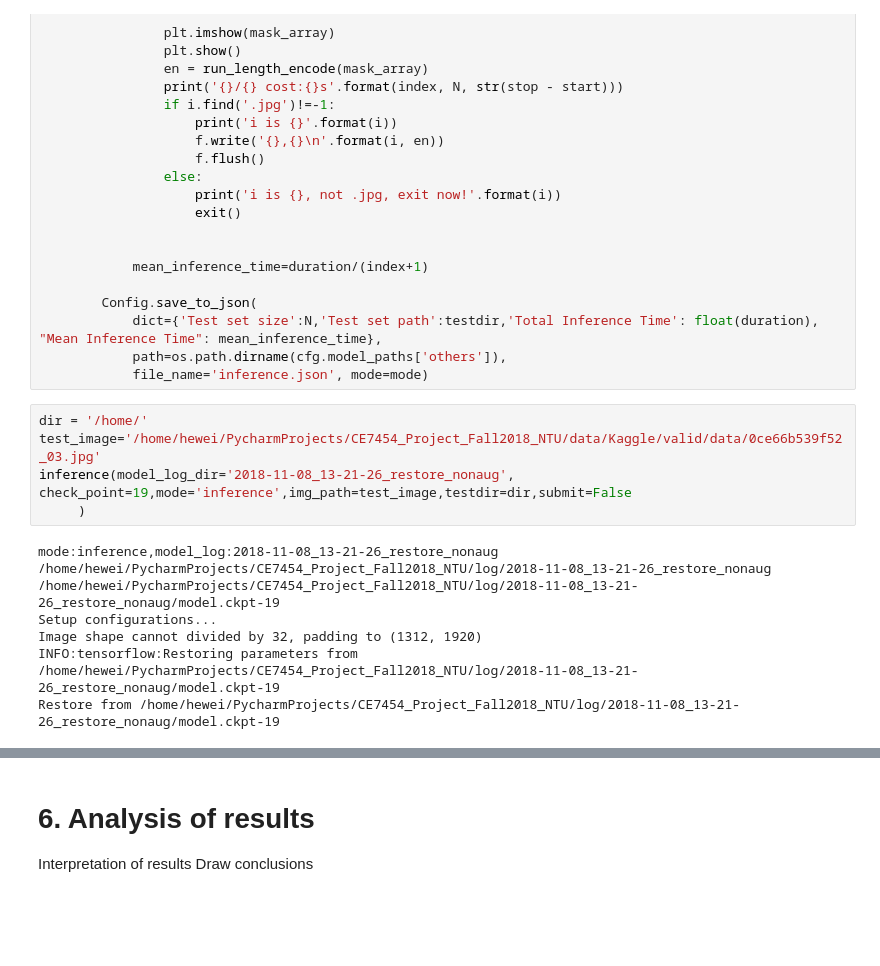
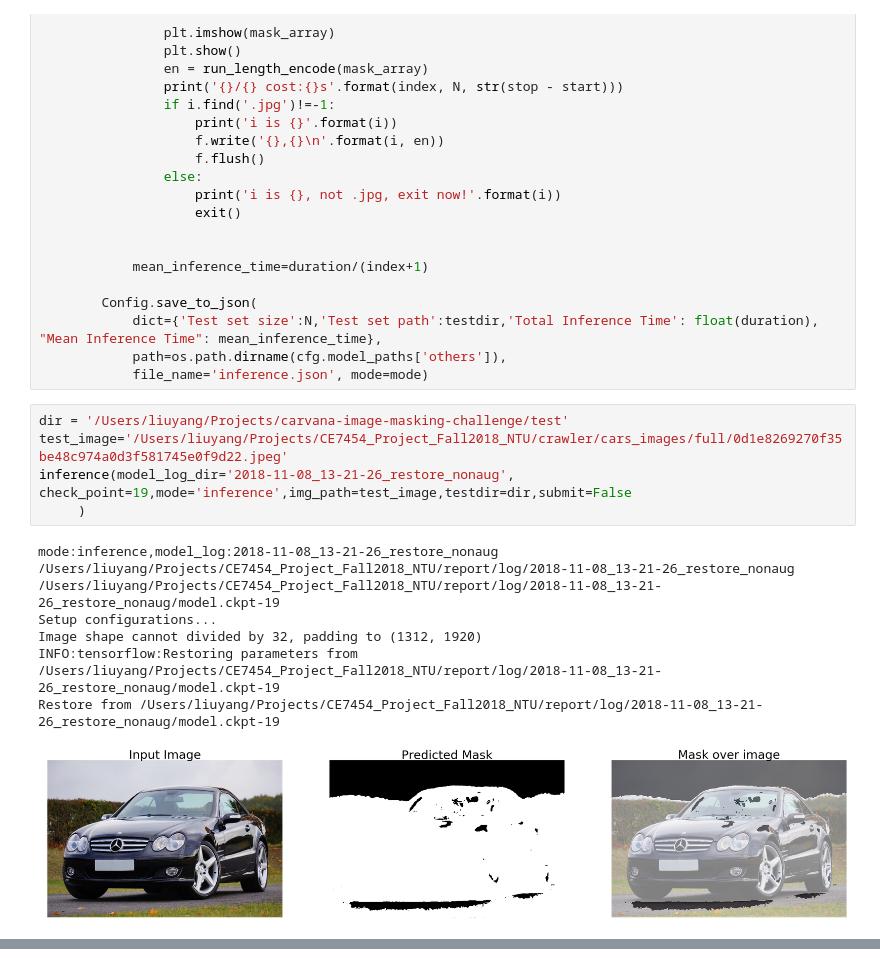
Before and after one commit to Lukeeeeee/CE7454-Project-Fall2018-NTU, a Jupyter notebook: report.ipynb, the cells around one changed output, grey strips where cells are left out. Saved outputs shown, nothing was run; the diff lists cells and outputs as text; blank space fills up the shorter version.

```diff
--- a/report.ipynb
+++ b/report.ipynb
@@ -1262,18 +1240,19 @@ def inference(model_log_dir, check_point,mode,img_path=None,testdir=None,submit=
             path=os.path.dirname(cfg.model_paths['others']),
             file_name='inference.json', mode=mode)
 # %%
-dir = '/home/'
-test_image='/home/hewei/PycharmProjects/CE7454_Project_Fall2018_NTU/data/Kaggle/valid/data/0ce66b539f52_03.jpg'
+dir = '/Users/liuyang/Projects/carvana-image-masking-challenge/test'
+test_image='/Users/liuyang/Projects/CE7454_Project_Fall2018_NTU/crawler/cars_images/full/0d1e8269270f35be48c974a0d3f581745e0f9d22.jpeg'
 inference(model_log_dir='2018-11-08_13-21-26_restore_nonaug', check_point=19,mode='inference',img_path=test_image,testdir=dir,submit=False
      )
 # %% [output]
 mode:inference,model_log:2018-11-08_13-21-26_restore_nonaug
-/home/hewei/PycharmProjects/CE7454_Project_Fall2018_NTU/log/2018-11-08_13-21-26_restore_nonaug
-/home/hewei/PycharmProjects/CE7454_Project_Fall2018_NTU/log/2018-11-08_13-21-26_restore_nonaug/model.ckpt-19
+/Users/liuyang/Projects/CE7454_Project_Fall2018_NTU/report/log/2018-11-08_13-21-26_restore_nonaug
+/Users/liuyang/Projects/CE7454_Project_Fall2018_NTU/report/log/2018-11-08_13-21-26_restore_nonaug/model.ckpt-19
 Setup configurations...
 Image shape cannot divided by 32, padding to (1312, 1920)
-INFO:tensorflow:Restoring parameters from /home/hewei/PycharmProjects/CE7454_Project_Fall2018_NTU/log/2018-11-08_13-21-26_restore_nonaug/model.ckpt-19
-Restore from /home/hewei/PycharmProjects/CE7454_Project_Fall2018_NTU/log/2018-11-08_13-21-26_restore_nonaug/model.ckpt-19
+INFO:tensorflow:Restoring parameters from /Users/liuyang/Projects/CE7454_Project_Fall2018_NTU/report/log/2018-11-08_13-21-26_restore_nonaug/model.ckpt-19
+Restore from /Users/liuyang/Projects/CE7454_Project_Fall2018_NTU/report/log/2018-11-08_13-21-26_restore_nonaug/model.ckpt-19
+[figure, added]
 # %% [markdown]
 ## 5.4 Experiment
 
@@ -1422,7 +1401,3 @@ Internet and the results are shown below:
 As we can see, the performance is very poor under the real world data. This is attributed to the fact that our training
 dataset is very clean, and contains very little noise in the background. But in the real-world data, the background
 could contain many different objects that are not shown in the training dataset.
-# %% [markdown]
-# 6. Analysis of results
-Interpretation of results
-Draw conclusions
```
Also changed, not shown: parts of 22 cells of this notebook, 5 other files.
